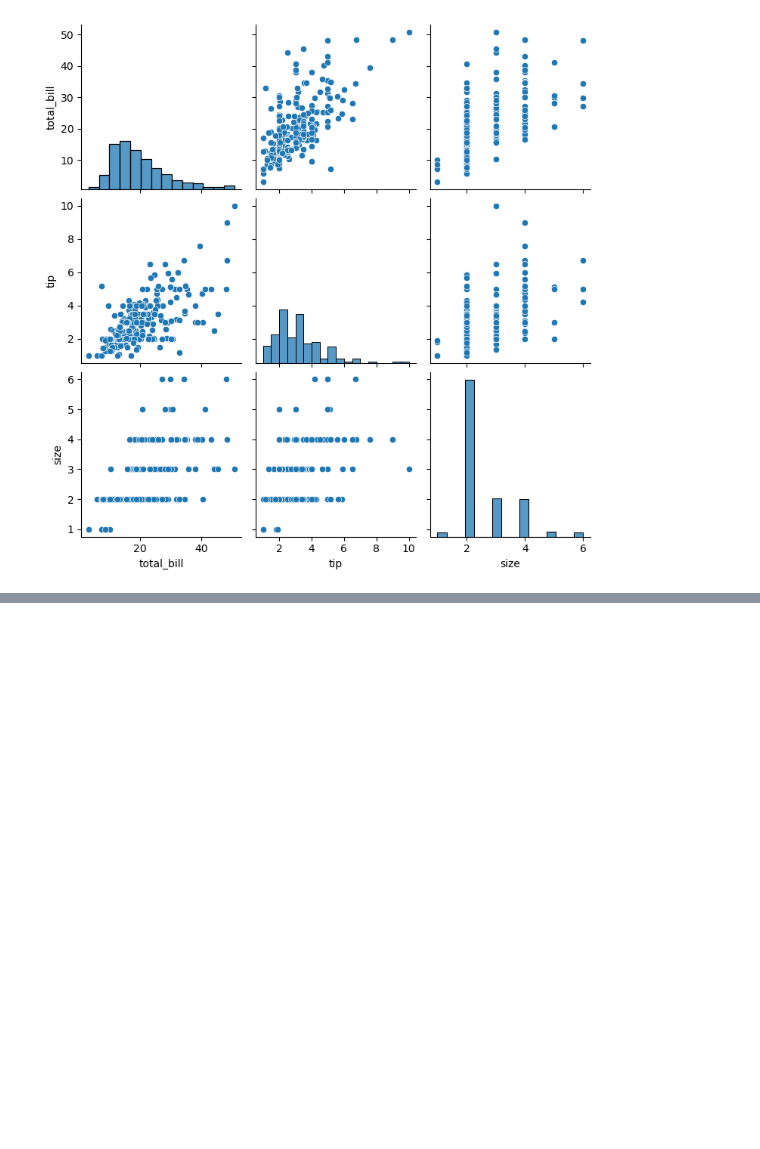
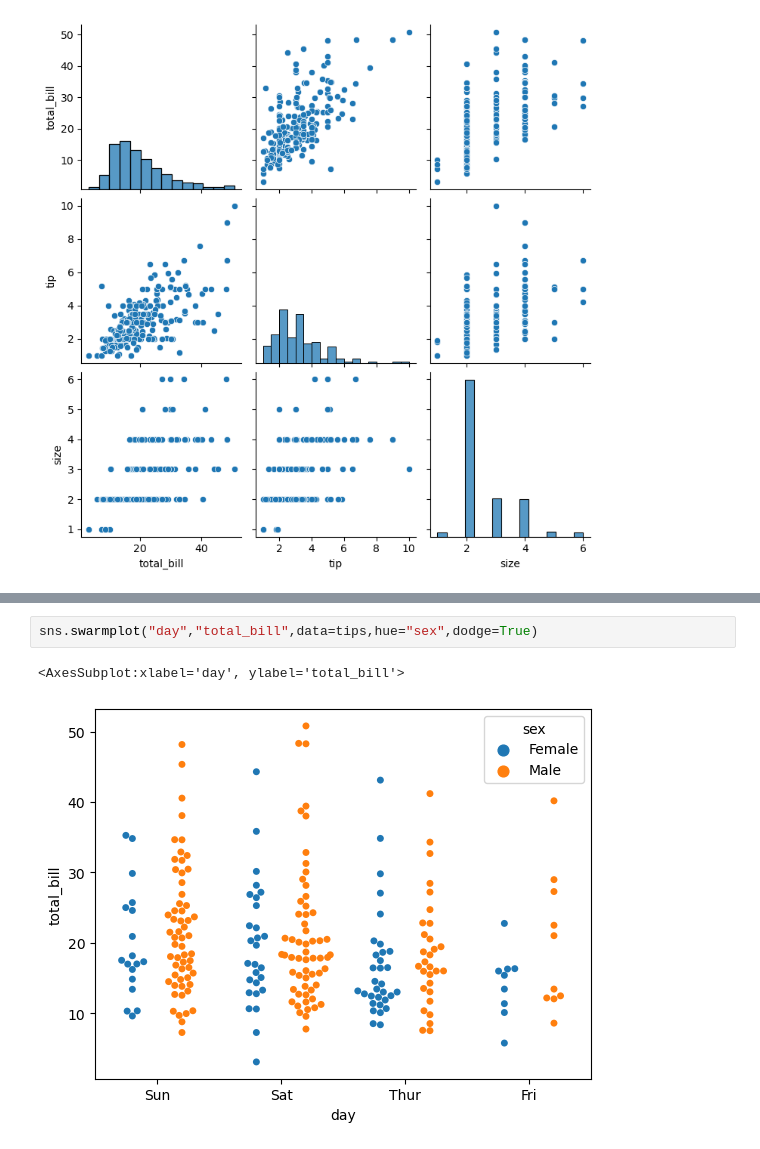
Before and after one commit to pipipik/skillup_01, a Jupyter notebook: DAY6/20240209_DAY6.ipynb, the cells around one changed output, grey strips where cells are left out. Cells and saved outputs as stored; diff of their text form; blank space fills up the shorter version.

```diff
--- a/DAY6/20240209_DAY6.ipynb
+++ b/DAY6/20240209_DAY6.ipynb
@@ -73,0 +86,5 @@ plt.show()
+# %%
+sns.swarmplot("day","total_bill",data=tips,hue="sex",dodge=True)
+# %% [output]
+<AxesSubplot:xlabel='day', ylabel='total_bill'>
+[figure, added]
```
Also changed, not shown: parts of 4 cells of this notebook.
